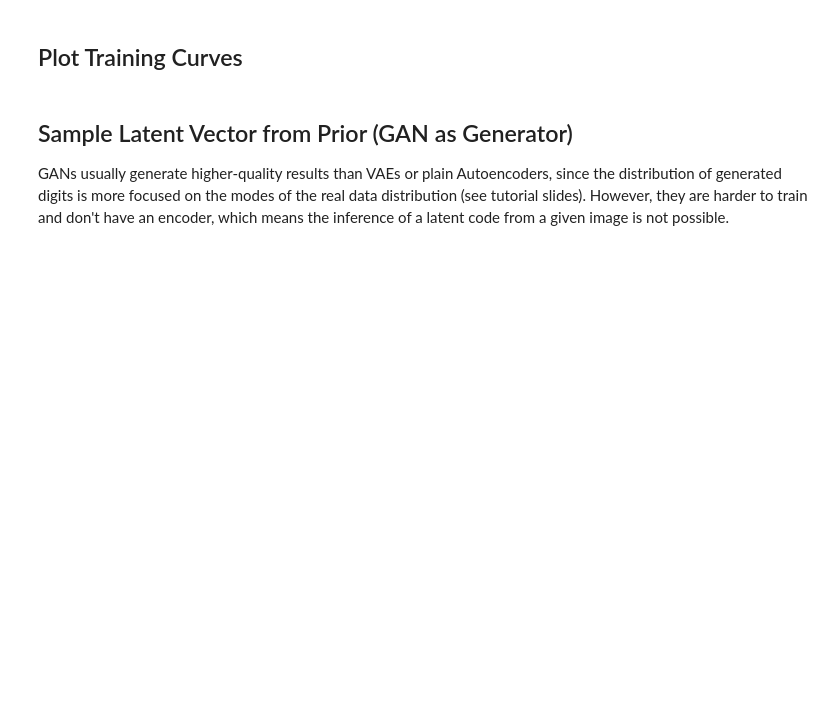
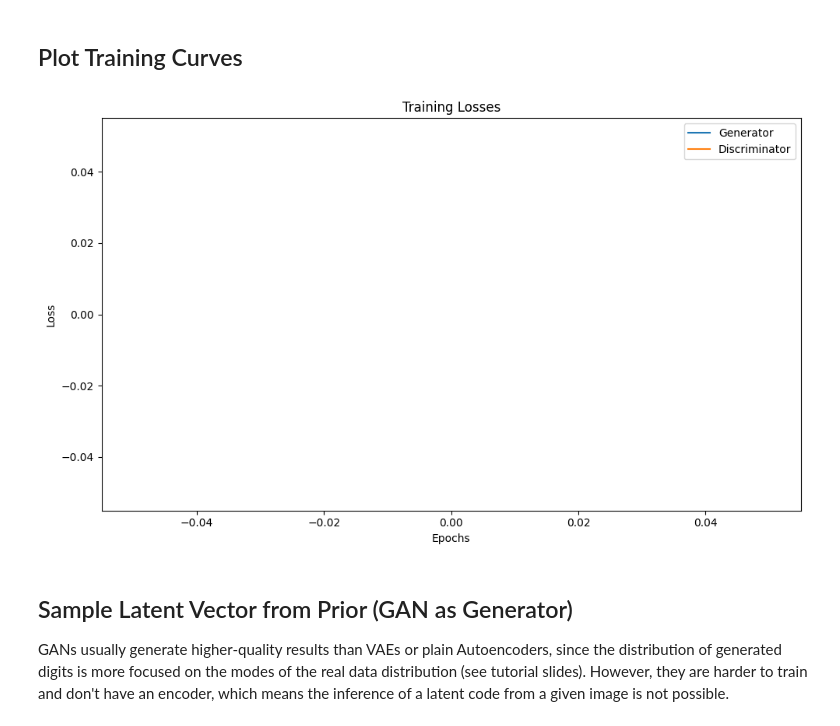
Before and after one commit to AndrewKruszka/NeuralMachineLearning, a Jupyter notebook: gan.ipynb, the cells around one changed output. Saved outputs shown, nothing was run; the diff lists cells and outputs as text; code cells hidden in the pictures; blank space fills up the shorter version.

```diff
--- a/gan.ipynb
+++ b/gan.ipynb
@@ -228,16 +244,28 @@ Training...
 Plot Training Curves
 --------------------
 # %%
+# Plot Training Curves
 import matplotlib.pyplot as plt
-plt.ion()
 
-fig = plt.figure()
-plt.plot(gen_loss_avg, label='generator')
-plt.plot(disc_loss_avg, label='discriminator')
+# Create figure with proper size
+plt.figure(figsize=(10, 6))
+
+# Plot generator and discriminator losses
+epochs = range(1, len(gen_losses_per_epoch) + 1)
+plt.plot(epochs, gen_losses_per_epoch, label='Generator')
+plt.plot(epochs, disc_losses_per_epoch, label='Discriminator')
+
+# Add labels and legend
 plt.xlabel('Epochs')
 plt.ylabel('Loss')
+plt.title('Training Losses')
 plt.legend()
+
+# Display the plot
+plt.tight_layout()
 plt.show()
+# %% [output]
+[figure, added]
 # %% [markdown]
 Sample Latent Vector from Prior (GAN as Generator)
 -------------------------------------------------
```
Also changed, not shown: parts of 3 cells of this notebook.
